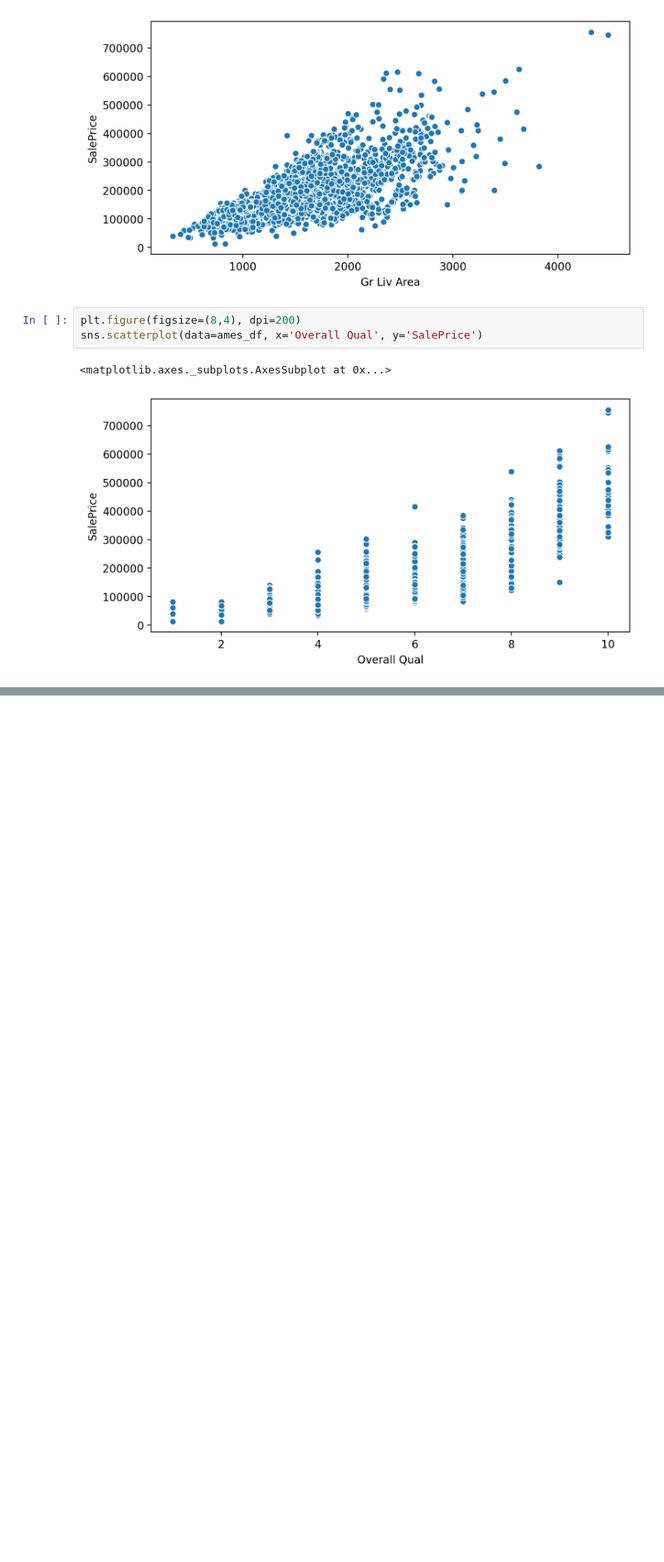
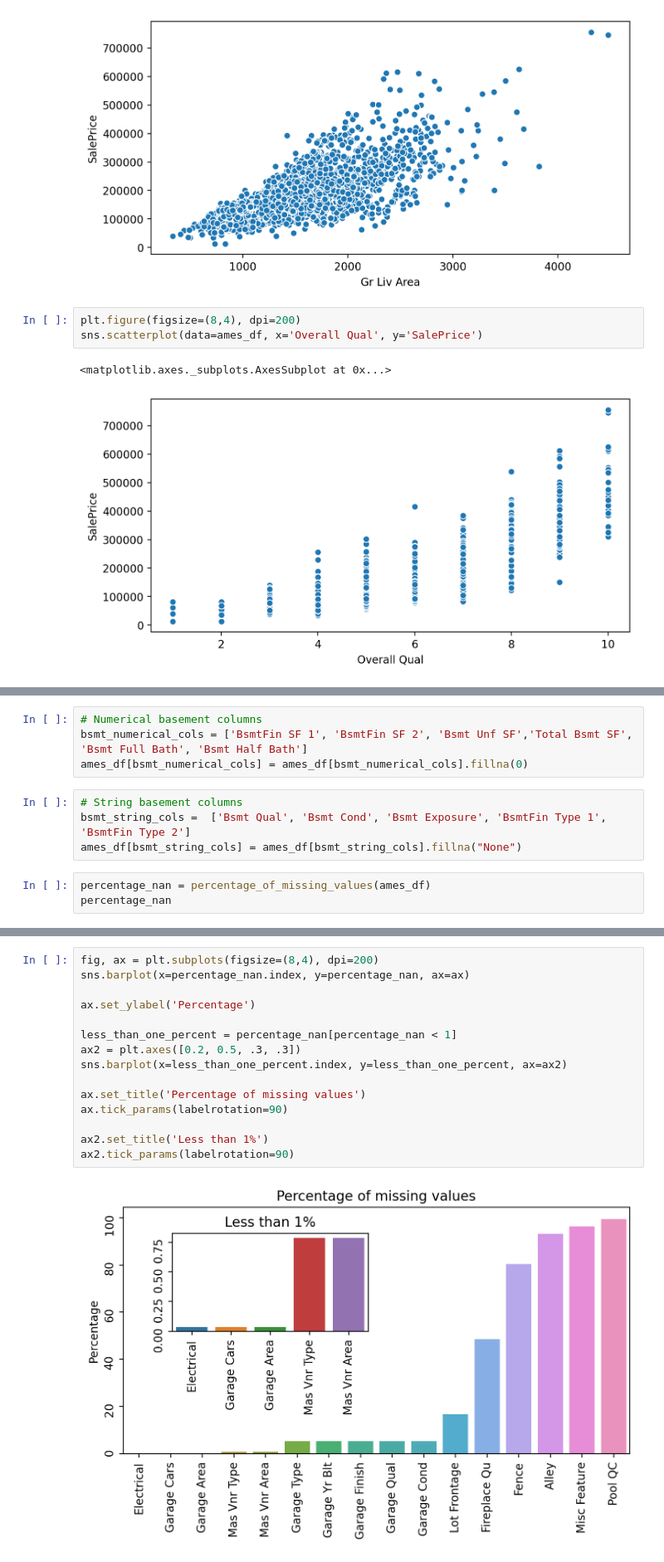
Before and after one commit to rbhubert/machine-learning-overview, a Jupyter notebook: linear regression.ipynb, the cells around one changed output, grey strips where cells are left out. Shown at 83% size. Saved outputs shown, nothing was run; the diff lists cells and outputs as text; blank space fills up the shorter version.

```diff
--- a/linear regression.ipynb
+++ b/linear regression.ipynb
@@ -117,0 +322,11 @@ ames_df.to_csv("Ames_outliers_removed.csv", index = False)
+# %%
+# Numerical basement columns
+bsmt_numerical_cols = ['BsmtFin SF 1', 'BsmtFin SF 2', 'Bsmt Unf SF','Total Bsmt SF', 'Bsmt Full Bath', 'Bsmt Half Bath']
+ames_df[bsmt_numerical_cols] = ames_df[bsmt_numerical_cols].fillna(0)
+# %%
+# String basement columns
+bsmt_string_cols =  ['Bsmt Qual', 'Bsmt Cond', 'Bsmt Exposure', 'BsmtFin Type 1', 'BsmtFin Type 2']
+ames_df[bsmt_string_cols] = ames_df[bsmt_string_cols].fillna("None")
+# %%
+percentage_nan = percentage_of_missing_values(ames_df)
+percentage_nan
@@ -117,0 +351,17 @@ ames_df.to_csv("Ames_outliers_removed.csv", index = False)
+# %%
+fig, ax = plt.subplots(figsize=(8,4), dpi=200)
+sns.barplot(x=percentage_nan.index, y=percentage_nan, ax=ax)
+
+ax.set_ylabel('Percentage')
+
+less_than_one_percent = percentage_nan[percentage_nan < 1]
+ax2 = plt.axes([0.2, 0.5, .3, .3])
+sns.barplot(x=less_than_one_percent.index, y=less_than_one_percent, ax=ax2)
+
+ax.set_title('Percentage of missing values')
+ax.tick_params(labelrotation=90)
+
+ax2.set_title('Less than 1%')
+ax2.tick_params(labelrotation=90)
+# %% [output]
+[figure, added]
```
Also changed, not shown: parts of 52 cells of this notebook.
